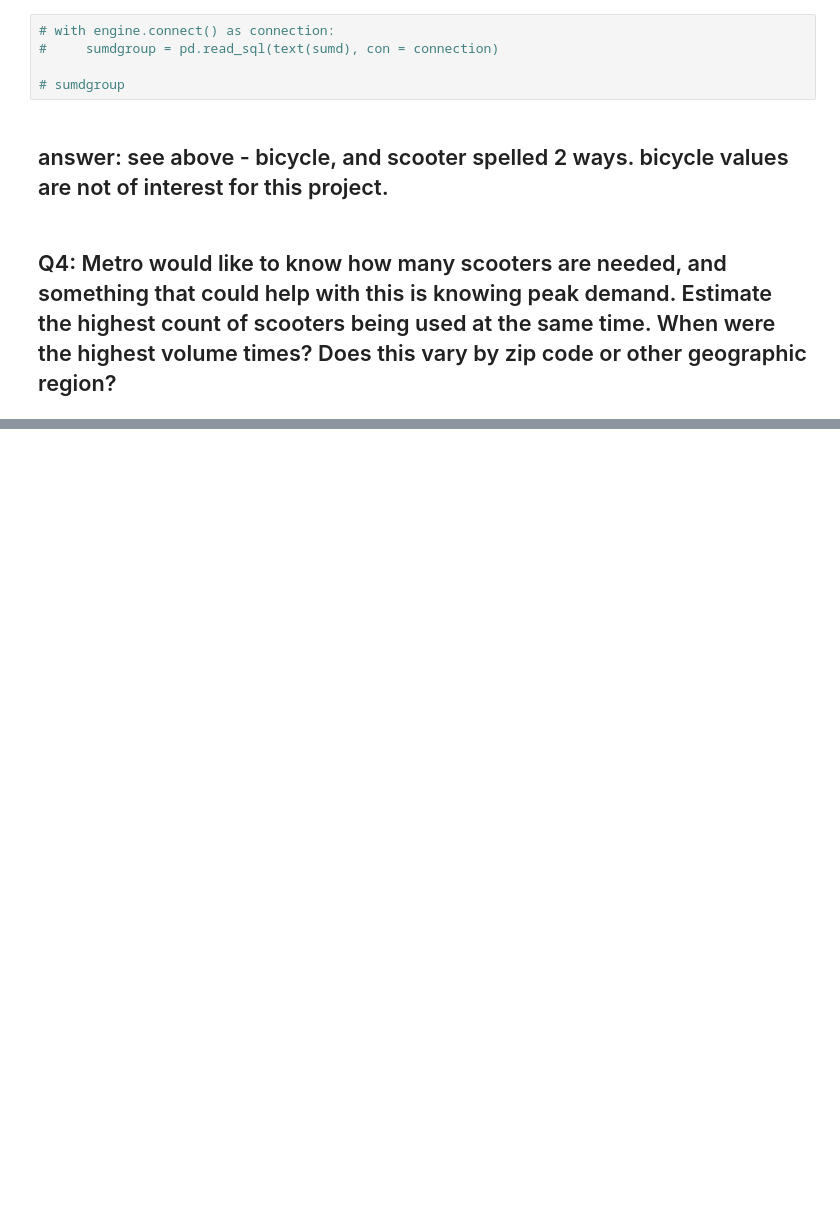
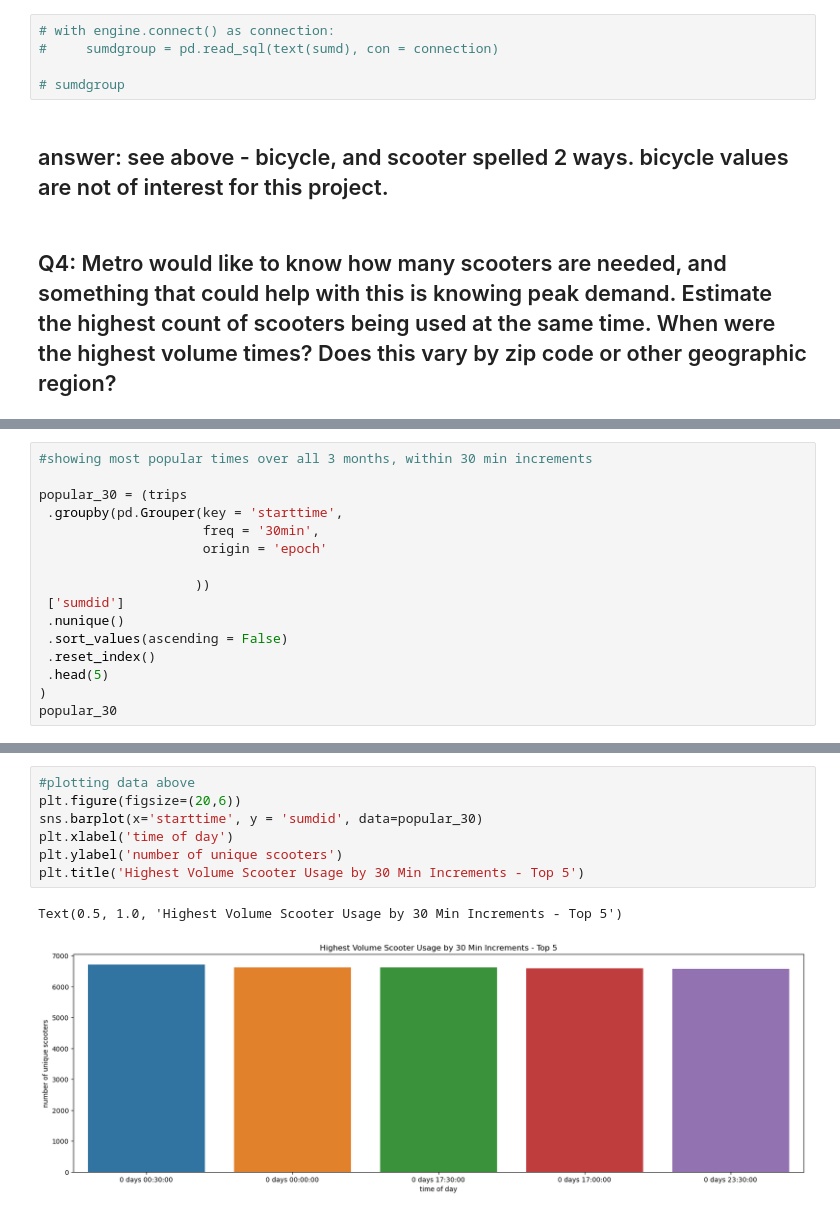
Before and after one commit to NSS-Data-Analytics-Cohort-11/scooters-supreme, a Jupyter notebook: notebooks/scooters.ipynb, the cells around one changed output, grey strips where cells are left out. Drawn from its saved outputs; the diff is of its cells as text; blank space fills up the shorter version.

```diff
--- a/notebooks/scooters.ipynb
+++ b/notebooks/scooters.ipynb
@@ -747,0 +453,16 @@ trips_37212 = start_trips_zip.loc[start_trips_zip['zip'] == '37212']
+# %%
+#showing most popular times over all 3 months, within 30 min increments
+
+popular_30 = (trips
+ .groupby(pd.Grouper(key = 'starttime',
+                     freq = '30min',
+                     origin = 'epoch'
+
+                    ))
+ ['sumdid']
+ .nunique()
+ .sort_values(ascending = False)
+ .reset_index()
+ .head(5)
+)
+popular_30
@@ -747,0 +476,10 @@ trips_37212 = start_trips_zip.loc[start_trips_zip['zip'] == '37212']
+# %%
+#plotting data above
+plt.figure(figsize=(20,6))
+sns.barplot(x='starttime', y = 'sumdid', data=popular_30)
+plt.xlabel('time of day')
+plt.ylabel('number of unique scooters')
+plt.title('Highest Volume Scooter Usage by 30 Min Increments - Top 5')
+# %% [output]
+Text(0.5, 1.0, 'Highest Volume Scooter Usage by 30 Min Increments - Top 5')
+[figure, added]
```
Also changed, not shown: parts of 73 cells of this notebook.
